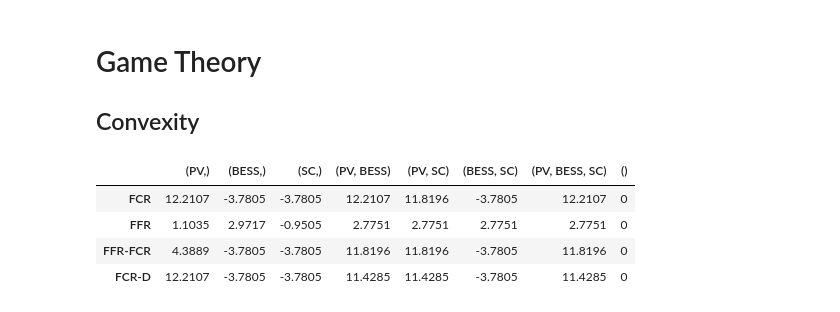
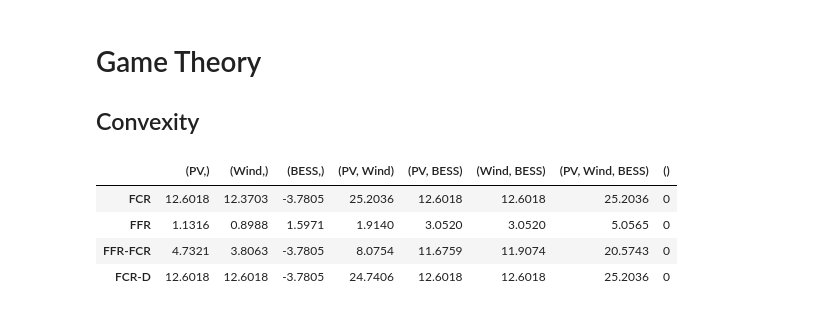
Before and after one commit to cvonholly/dvpp_reward_mechanism, a Jupyter notebook: visualize.ipynb, the cells around one changed output. Drawn from its saved outputs; the diff is of its cells as text; code cells hidden in the pictures.

```diff
--- a/visualize.ipynb
+++ b/visualize.ipynb
@@ -350,15 +384,20 @@ def is_convex_game(v: dict, players: list) -> bool:
 # %%
 # load data
-df = pd.read_csv('pics/new/values.csv', index_col=0, header=[0,1,2])
+# df = pd.read_csv('pics/new/values.csv', index_col=0, header=[0,1,2])
+df = pd.read_csv('pics/v1/values.csv', index_col=0, header=[0,1,2])
 df.columns = [tuple(c for c in col if c!='nan') for col in df.columns.values]
 players = list(df.columns[-2])
 df
+
+# set values below zero to zero
+# df[df < 0] = 0
+# df
 # %% [output]
-|  | (PV,) | (BESS,) | (SC,) | (PV, BESS) | (PV, SC) | (BESS, SC) | (PV, BESS, SC) | () |
-| FCR | 12.2107 | -3.7805 | -3.7805 | 12.2107 | 11.8196 | -3.7805 | 12.2107 | 0 |
-| FFR | 1.1035 | 2.9717 | -0.9505 | 2.7751 | 2.7751 | 2.7751 | 2.7751 | 0 |
-| FFR-FCR | 4.3889 | -3.7805 | -3.7805 | 11.8196 | 11.8196 | -3.7805 | 11.8196 | 0 |
-| FCR-D | 12.2107 | -3.7805 | -3.7805 | 11.4285 | 11.4285 | -3.7805 | 11.4285 | 0 |
+|  | (PV,) | (Wind,) | (BESS,) | (PV, Wind) | (PV, BESS) | (Wind, BESS) | (PV, Wind, BESS) | () |
+| FCR | 12.6018 | 12.3703 | -3.7805 | 25.2036 | 12.6018 | 12.6018 | 25.2036 | 0 |
+| FFR | 1.1316 | 0.8988 | 1.5971 | 1.9140 | 3.0520 | 3.0520 | 5.0565 | 0 |
+| FFR-FCR | 4.7321 | 3.8063 | -3.7805 | 8.0754 | 11.6759 | 11.9074 | 20.5743 | 0 |
+| FCR-D | 12.6018 | 12.6018 | -3.7805 | 24.7406 | 12.6018 | 12.6018 | 25.2036 | 0 |
 # %%
 # compute shapelt value for every row
 for idx, row in df.iterrows():
```
Also changed, not shown: parts of 5 cells of this notebook, 9 other files.
